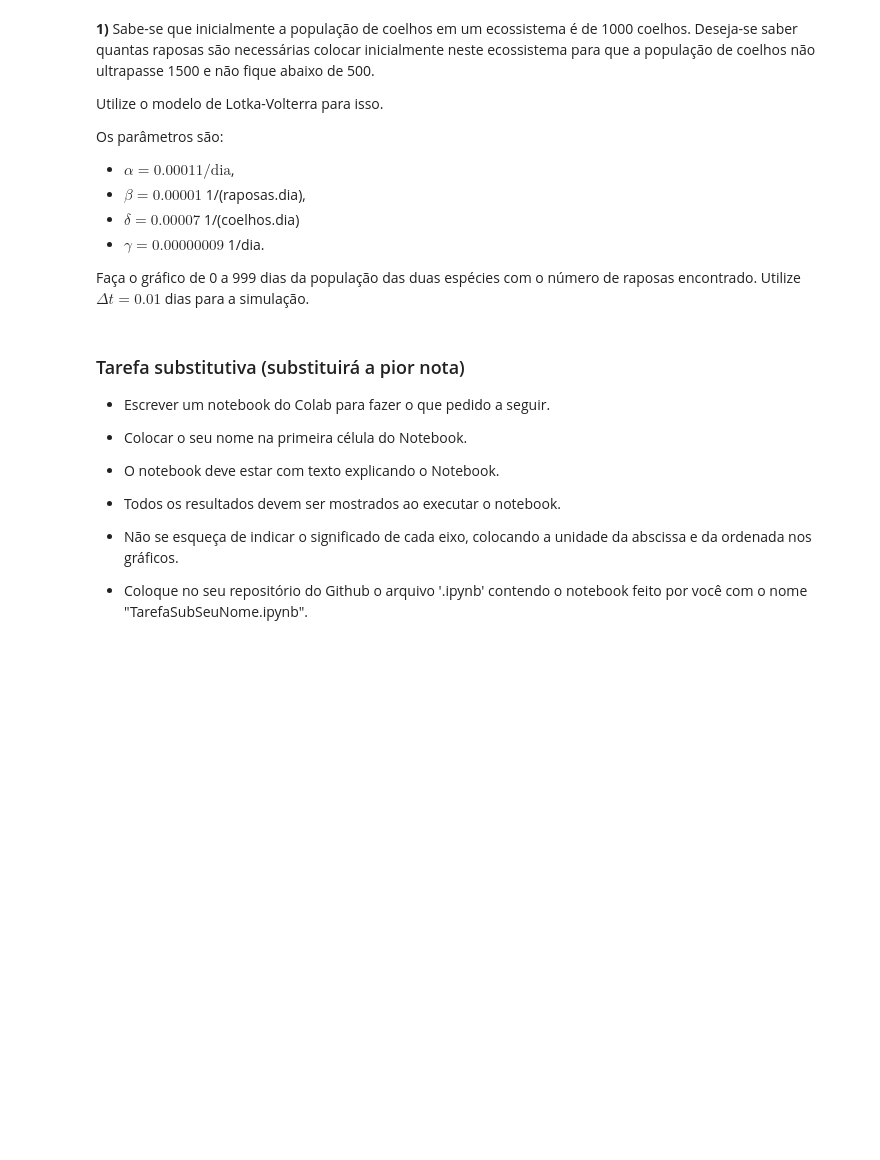
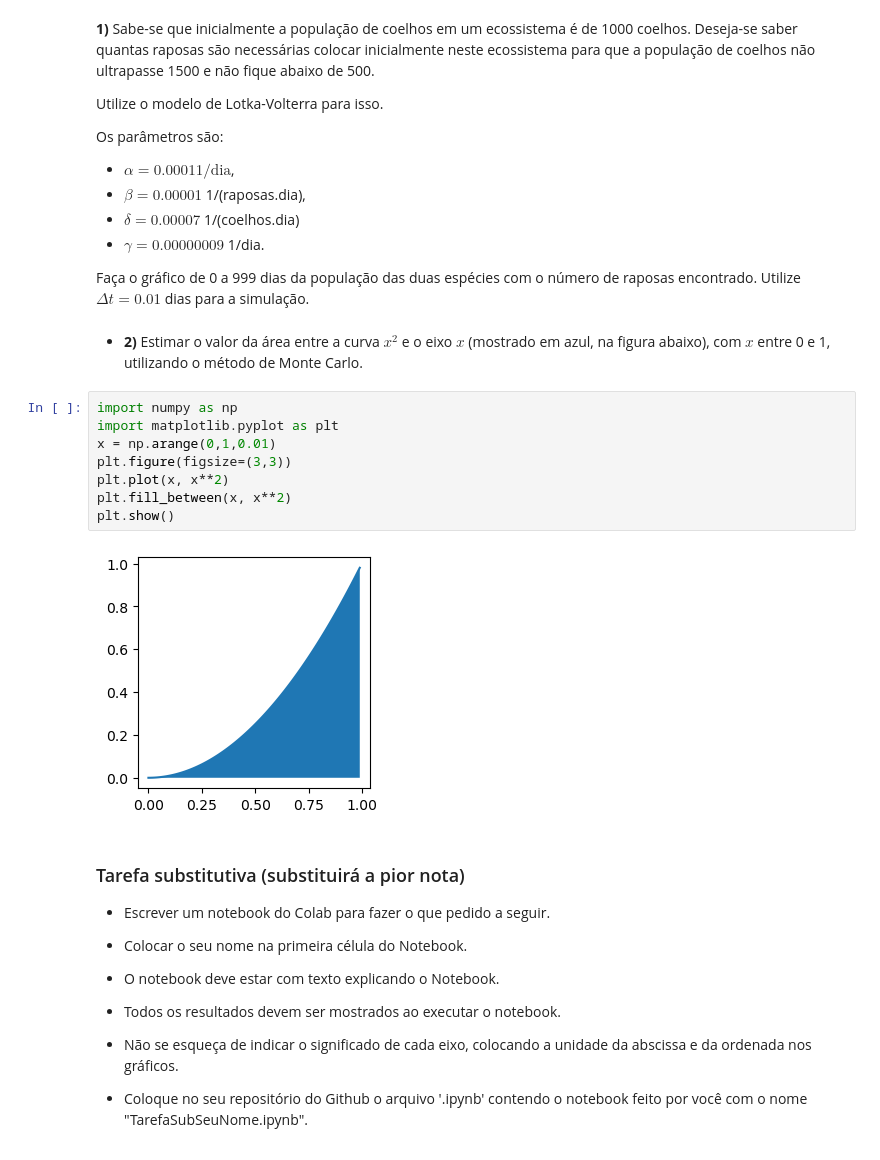
Before and after one commit to rnwatanabe/BasesComputacionais, a Jupyter notebook: aula10/Modelagem.ipynb, the cells around one changed output. Drawn from its saved outputs; the diff is of its cells as text; blank space fills up the shorter version.

```diff
--- a/aula10/Modelagem.ipynb
+++ b/aula10/Modelagem.ipynb
@@ -249,6 +249,18 @@ Os parâmetros são:
 - $\gamma = 0.00000009$ 1/dia.
 
 Faça o gráfico de 0 a 999 dias da população das duas espécies com o número de raposas encontrado. Utilize $\Delta t = 0.01$ dias para a simulação.
+# %% [markdown]
+- **2)** Estimar o valor da área entre a curva $x^2$ e o eixo $x$ (mostrado em azul, na figura abaixo), com $x$ entre 0 e 1, utilizando o método de Monte Carlo.
+# %%
+import numpy as np
+import matplotlib.pyplot as plt
+x = np.arange(0,1,0.01)
+plt.figure(figsize=(3,3))
+plt.plot(x, x**2)
+plt.fill_between(x, x**2)
+plt.show()
+# %% [output]
+[figure, added]
 # %% [markdown]
 ### Tarefa substitutiva (substituirá a pior nota)
 
```
Also changed, not shown: parts of 12 cells of this notebook.
